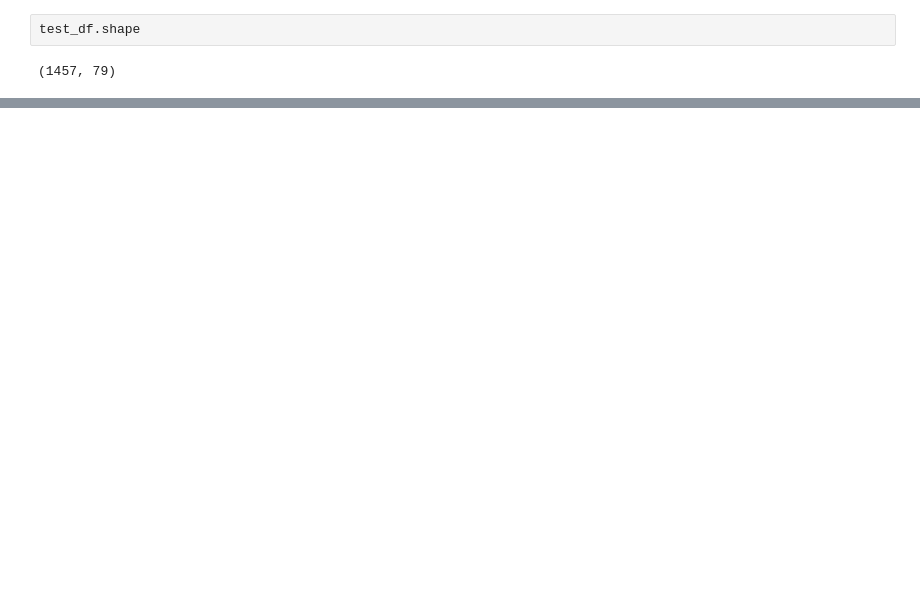
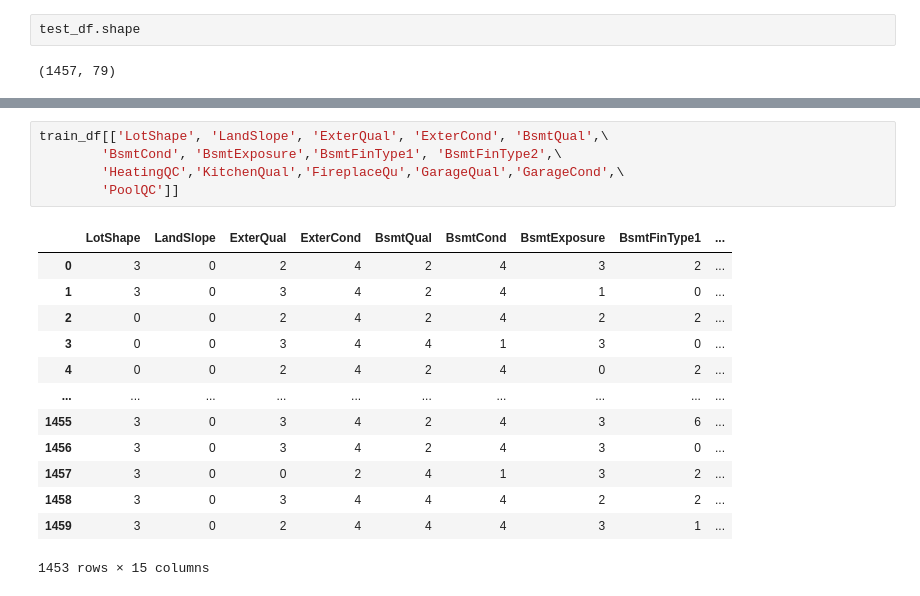
Before and after one commit to suhitasva/ML_Project, a Jupyter notebook: LR_models.ipynb, the cells around one changed output, grey strips where cells are left out. Saved outputs shown, nothing was run; the diff lists cells and outputs as text; blank space fills up the shorter version.

```diff
--- a/LR_models.ipynb
+++ b/LR_models.ipynb
@@ -176,0 +118,19 @@ Name: Exterior2nd, dtype: int64
+# %%
+train_df[['LotShape', 'LandSlope', 'ExterQual', 'ExterCond', 'BsmtQual',\
+        'BsmtCond', 'BsmtExposure','BsmtFinType1', 'BsmtFinType2',\
+        'HeatingQC','KitchenQual','FireplaceQu','GarageQual','GarageCond',\
+        'PoolQC']]
+# %% [output]
+|  | LotShape | LandSlope | ExterQual | ExterCond | BsmtQual | BsmtCond | BsmtExposure | BsmtFinType1 | ... |
+| 0 | 3 | 0 | 2 | 4 | 2 | 4 | 3 | 2 | ... |
+| 1 | 3 | 0 | 3 | 4 | 2 | 4 | 1 | 0 | ... |
+| 2 | 0 | 0 | 2 | 4 | 2 | 4 | 2 | 2 | ... |
+| 3 | 0 | 0 | 3 | 4 | 4 | 1 | 3 | 0 | ... |
+| 4 | 0 | 0 | 2 | 4 | 2 | 4 | 0 | 2 | ... |
+| ... | ... | ... | ... | ... | ... | ... | ... | ... | ... |
+| 1455 | 3 | 0 | 3 | 4 | 2 | 4 | 3 | 6 | ... |
+| 1456 | 3 | 0 | 3 | 4 | 2 | 4 | 3 | 0 | ... |
+| 1457 | 3 | 0 | 0 | 2 | 4 | 1 | 3 | 2 | ... |
+| 1458 | 3 | 0 | 3 | 4 | 4 | 4 | 2 | 2 | ... |
+| 1459 | 3 | 0 | 2 | 4 | 4 | 4 | 3 | 1 | ... |
+1453 rows × 15 columns
```
Also changed, not shown: parts of 33 cells of this notebook.
